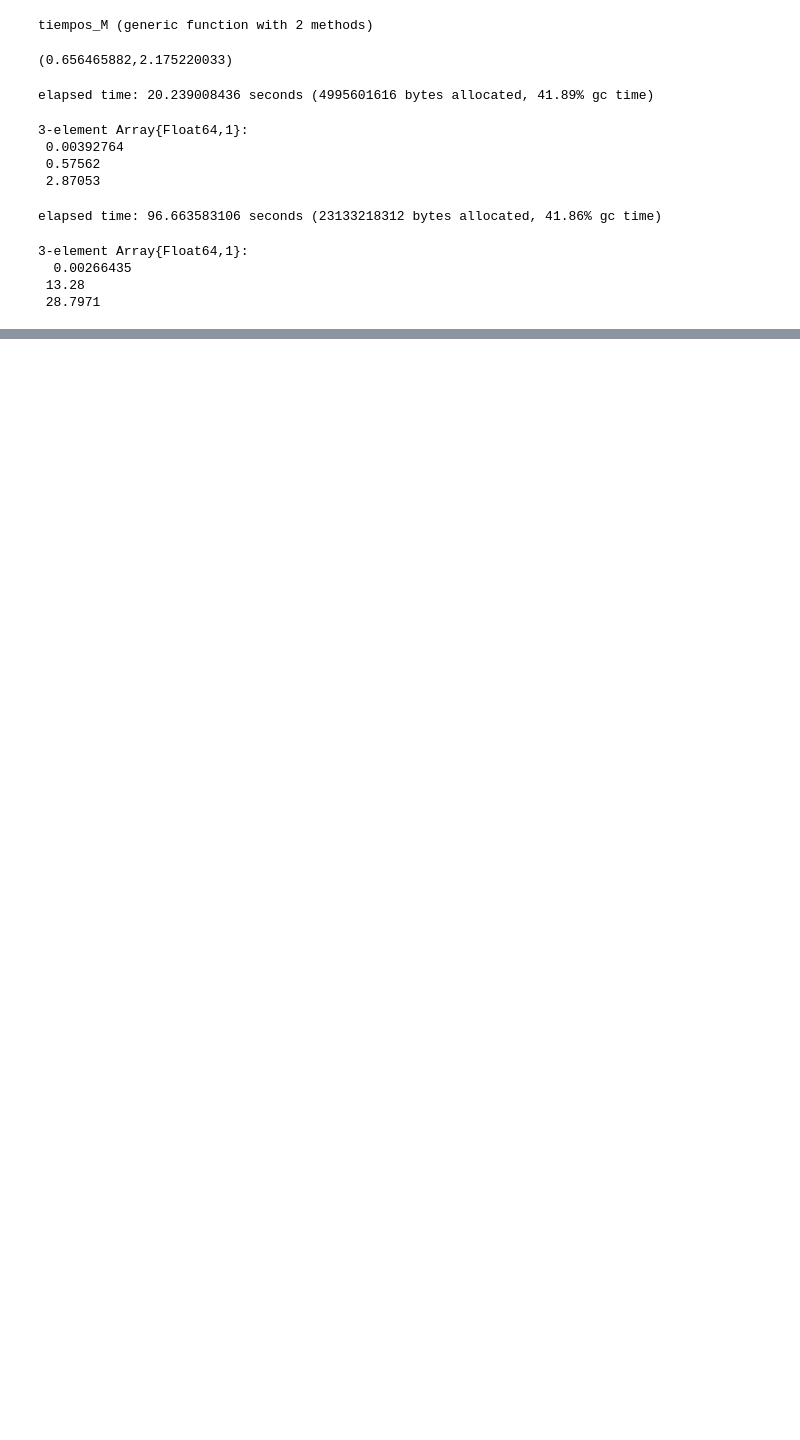
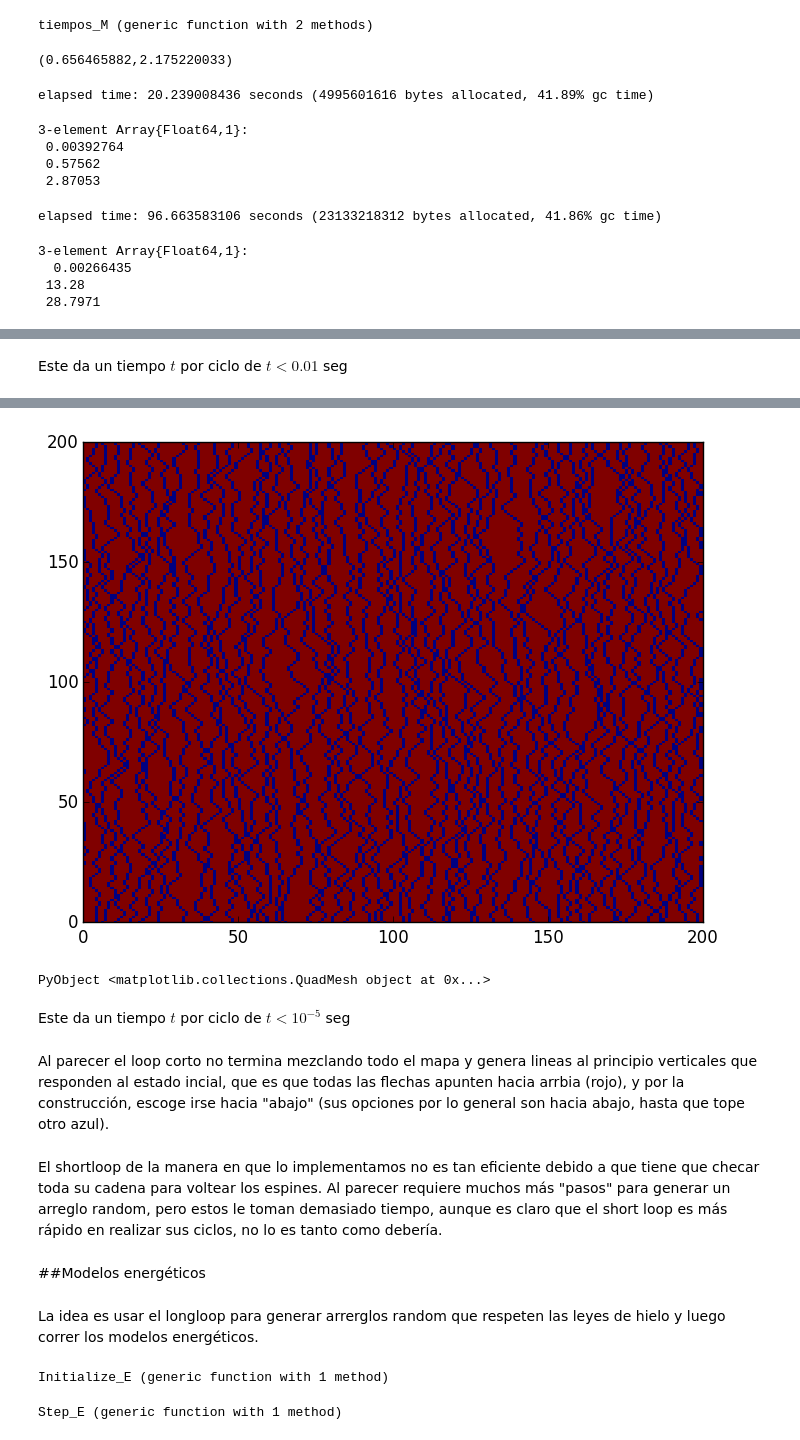
Before and after one commit to jorgeerrz/Hielo, a Jupyter notebook: Proyecto final.ipynb, the cells around one changed output, grey strips where cells are left out. Saved outputs shown, nothing was run; the diff lists cells and outputs as text; code cells hidden in the pictures; blank space fills up the shorter version.

```diff
--- a/Proyecto final.ipynb
+++ b/Proyecto final.ipynb
@@ -845,0 +1038,10 @@ elapsed time: 96.663583106 seconds (23133218312 bytes allocated, 41.86% gc time)
+# %% [markdown]
+Este da un tiempo $t$ por ciclo de  $t<0.01$ seg
+# %%
+original=Config(200)
+new=copy(original)
+@time for t in 1:1000000
+    new=Short_loop(new)
+end
+pcolormesh(new)
+# %% [output]
@@ -845,0 +1049,66 @@ elapsed time: 96.663583106 seconds (23133218312 bytes allocated, 41.86% gc time)
+[figure, added]
+PyObject <matplotlib.collections.QuadMesh object at 0x...>
+# %% [markdown]
+Este da un tiempo $t$ por ciclo de  $t<10^{-5}$ seg
+# %% [markdown]
+Al parecer el loop corto no termina mezclando todo el mapa y genera lineas al principio verticales que responden al estado incial, que es que todas las flechas apunten hacia arrbia (rojo), y por la construcción, escoge irse hacia "abajo" (sus opciones por lo general son hacia abajo, hasta que tope otro azul).
+# %% [markdown]
+El shortloop de la manera en que lo implementamos no es tan eficiente debido a que tiene que checar toda su cadena para voltear los espines. Al parecer requiere muchos más "pasos" para generar un arreglo random, pero estos le toman demasiado tiempo, aunque es claro que el short loop es más rápido en realizar sus ciclos, no lo es tanto como debería.
+# %% [markdown]
+##Modelos energéticos
+# %% [markdown]
+La idea es usar el longloop para generar arrerglos random que respeten las leyes de hielo y luego correr los modelos energéticos.
+# %%
+function Initialize_E(i,j,config,red_bool)
+    Delta_n=0
+    L=length(config[1,:])
+    #Cambio la flecha inicial
+    config[i,j]*=-1
+    #sign indica si la celda es 1)par-par o impar-impar, o 2) par-impar
+    sign=(-1)^abs(mod(i,2)-mod(j,2))
+    #se marca la zona de retorno de tal forma que la flecha volteada haya sido una ingoing y no una outgoing
+    red_bool[i,j]=false
+    red_bool[mod1(i+config[i,j],L),mod1(j+sign*config[i,j],L)]=false
+    red_bool[mod1(i+config[i,j],L),j]=false
+    red_bool[i,mod1(j+sign*config[i,j],L)]=false
+    #checo si al inicio fue un vértice simétrico y lo "destruimos", pasando a un arreglo más energético
+    if config[i,j]==config[mod1(i+config[i,j],L),mod1(j+sign*config[i,j],L)]
+        Delta_n+=1
+    end
+    return config, red_bool, Delta_n
+end
+# %% [output]
+Initialize_E (generic function with 1 method)
+# %%
+function Step_E(i,j,config)
+    Delta_n=0
+    L=length(config[1,:])
+    #sign no indica la dirección de la flecha, sino lo que será según sea 1)par-par o impar-impar, o 2) par-impar
+    sign=(-1)^abs(mod(i,2)-mod(j,2))
+    #checo el caso de vértice que es: simétrico o asimétrico
+    #otra opción es config[i,j]==config[mod1(i-config[i,j],L),mod1(j-sign*config[i,j]])]
+    if config[mod1(i-config[i,j],L),j]==-config[i,mod1(j-sign*config[i,j],L)]
+        step=round(rand())
+        i_new=mod1(i-config[i,j]*step,L)
+        j_new=mod1(j-sign*config[i,j]*(1-step),L)
+        #se destruye el vértice simétrico y se va a un estado de mayor energía
+        Delta_n+=1
+    else
+        r=round(rand())
+        #la parte antisimétrica tiene dos opciones
+        if config[i,j]==config[mod1(i-config[i,j],L),j]
+            j_new=mod1(j-sign*config[i,j],L)
+            i_new=mod1(i-config[i,j]*r,L)
+        else
+            i_new=mod1(i-config[i,j],L)
+            j_new=mod1(j-sign*config[i,j]*r,L)
+        end
+        #si da una vuelta de 90 grados, entonces se generará un vértice simétrico de menor energía
+        if r==0
+            Delta_n-=1
+        end
+    end
+    return i_new,j_new,Delta_n
+end
+# %% [output]
+Step_E (generic function with 1 method)
```
Also changed, not shown: parts of 36 cells of this notebook.
